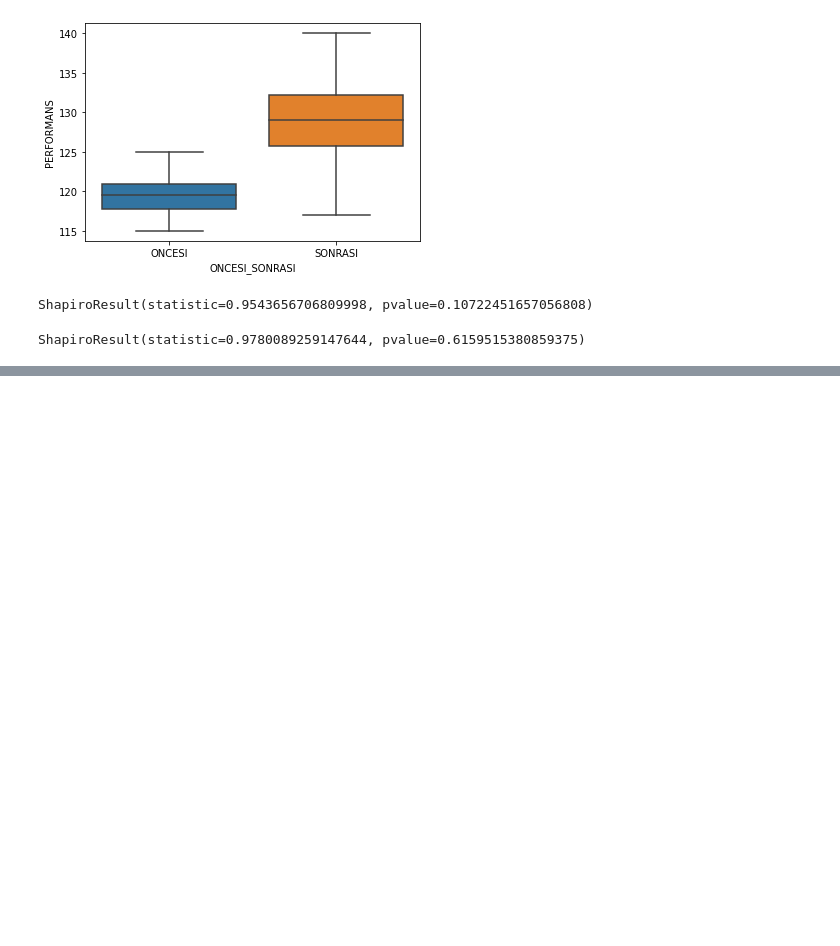
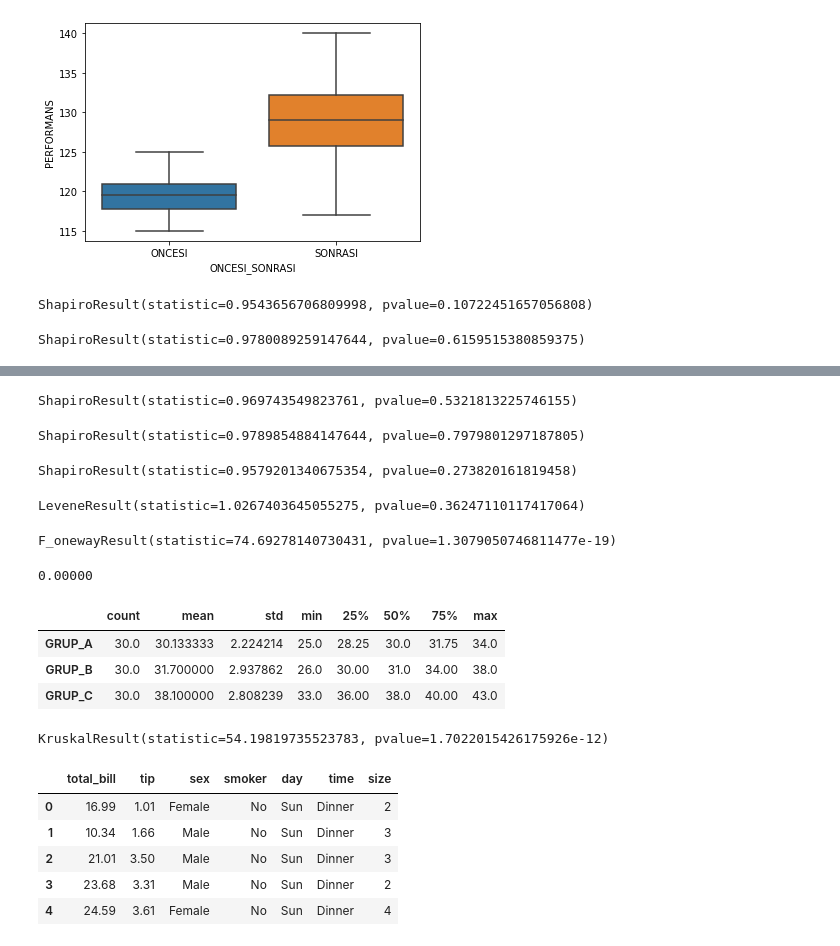
Before and after one commit to tacettinkustu/Data-Analysis, a Jupyter notebook: Statistics For Data Science/hypothesis_testing.ipynb, the cells around one changed output, grey strips where cells are left out. Drawn from its saved outputs; the diff is of its cells as text; code cells hidden in the pictures; blank space fills up the shorter version.

Commit message:
statistics--

```diff
--- a/Statistics For Data Science/hypothesis_testing.ipynb
+++ b/Statistics For Data Science/hypothesis_testing.ipynb
@@ -299,0 +357,16 @@ ShapiroResult(statistic=0.9780089259147644, pvalue=0.6159515380859375)
+# %%
+shapiro(ABC["GRUP_A"])
+# %% [output]
+ShapiroResult(statistic=0.969743549823761, pvalue=0.5321813225746155)
+# %%
+shapiro(ABC["GRUP_B"])
+# %% [output]
+ShapiroResult(statistic=0.9789854884147644, pvalue=0.7979801297187805)
+# %%
+shapiro(ABC["GRUP_C"])
+# %% [output]
+ShapiroResult(statistic=0.9579201340675354, pvalue=0.273820161819458)
+# %%
+stats.levene(ABC["GRUP_A"], ABC["GRUP_B"],ABC["GRUP_C"])
+# %% [output]
+LeveneResult(statistic=1.0267403645055275, pvalue=0.36247110117417064)
@@ -299,0 +375,15 @@ ShapiroResult(statistic=0.9780089259147644, pvalue=0.6159515380859375)
+# %%
+f_oneway(ABC["GRUP_A"], ABC["GRUP_B"],ABC["GRUP_C"])
+# %% [output]
+F_onewayResult(statistic=74.69278140730431, pvalue=1.3079050746811477e-19)
+# %%
+print('{:.5f}'.format(f_oneway(ABC["GRUP_A"], ABC["GRUP_B"],ABC["GRUP_C"])[1]))
+# %% [output]
+0.00000
+# %%
+ABC.describe().T
+# %% [output]
+|  | count | mean | std | min | 25% | 50% | 75% | max |
+| GRUP_A | 30.0 | 30.133333 | 2.224214 | 25.0 | 28.25 | 30.0 | 31.75 | 34.0 |
+| GRUP_B | 30.0 | 31.700000 | 2.937862 | 26.0 | 30.00 | 31.0 | 34.00 | 38.0 |
+| GRUP_C | 30.0 | 38.100000 | 2.808239 | 33.0 | 36.00 | 38.0 | 40.00 | 43.0 |
@@ -299,0 +392,16 @@ ShapiroResult(statistic=0.9780089259147644, pvalue=0.6159515380859375)
+# %%
+kruskal(ABC["GRUP_A"], ABC["GRUP_B"],ABC["GRUP_C"])
+# %% [output]
+KruskalResult(statistic=54.19819735523783, pvalue=1.7022015426175926e-12)
+# %%
+import seaborn as sns
+tips = sns.load_dataset('tips')
+df = tips.copy()
+df.head()
+# %% [output]
+|  | total_bill | tip | sex | smoker | day | time | size |
+| 0 | 16.99 | 1.01 | Female | No | Sun | Dinner | 2 |
+| 1 | 10.34 | 1.66 | Male | No | Sun | Dinner | 3 |
+| 2 | 21.01 | 3.50 | Male | No | Sun | Dinner | 3 |
+| 3 | 23.68 | 3.31 | Male | No | Sun | Dinner | 2 |
+| 4 | 24.59 | 3.61 | Female | No | Sun | Dinner | 4 |
```
Also changed, not shown: parts of 23 cells of this notebook.
